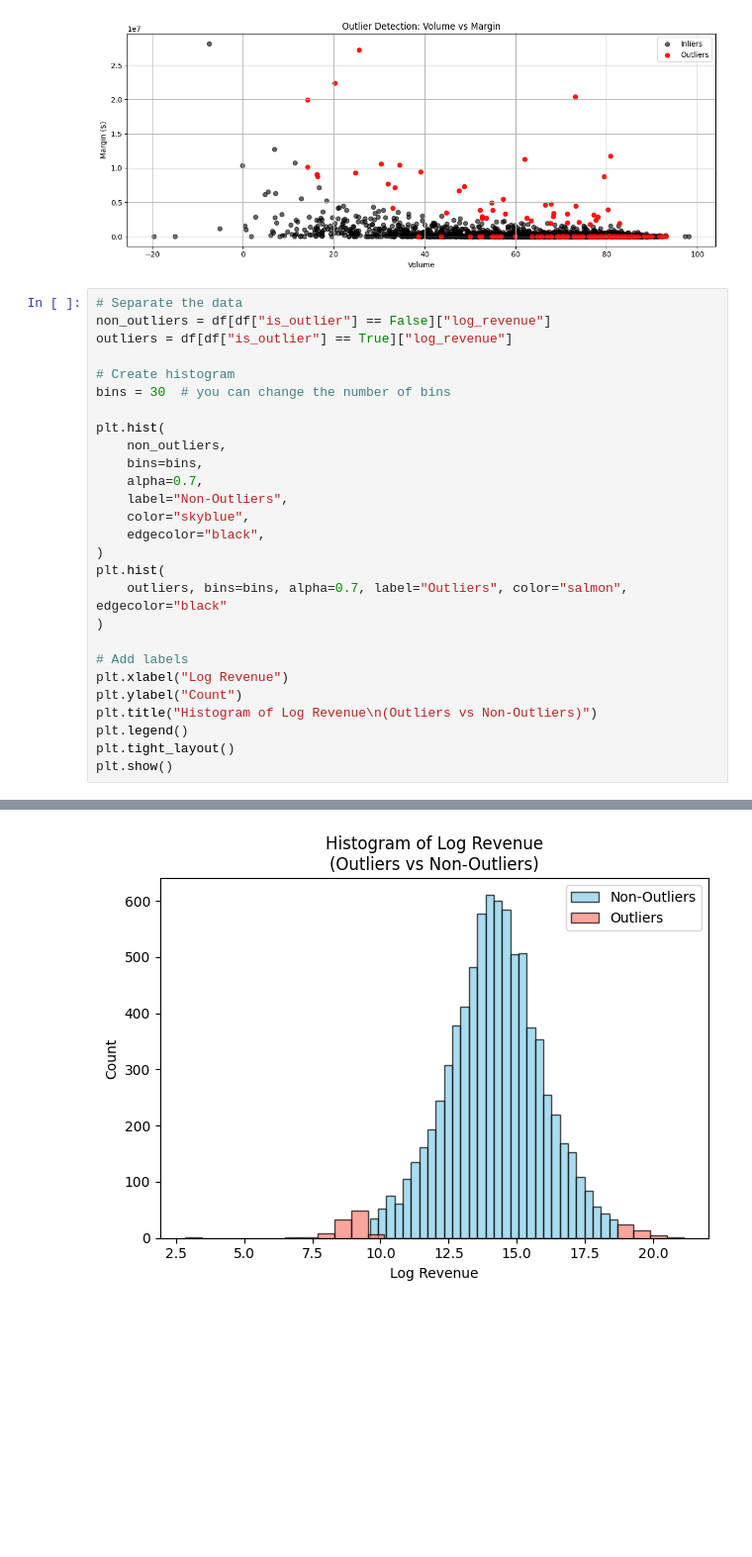
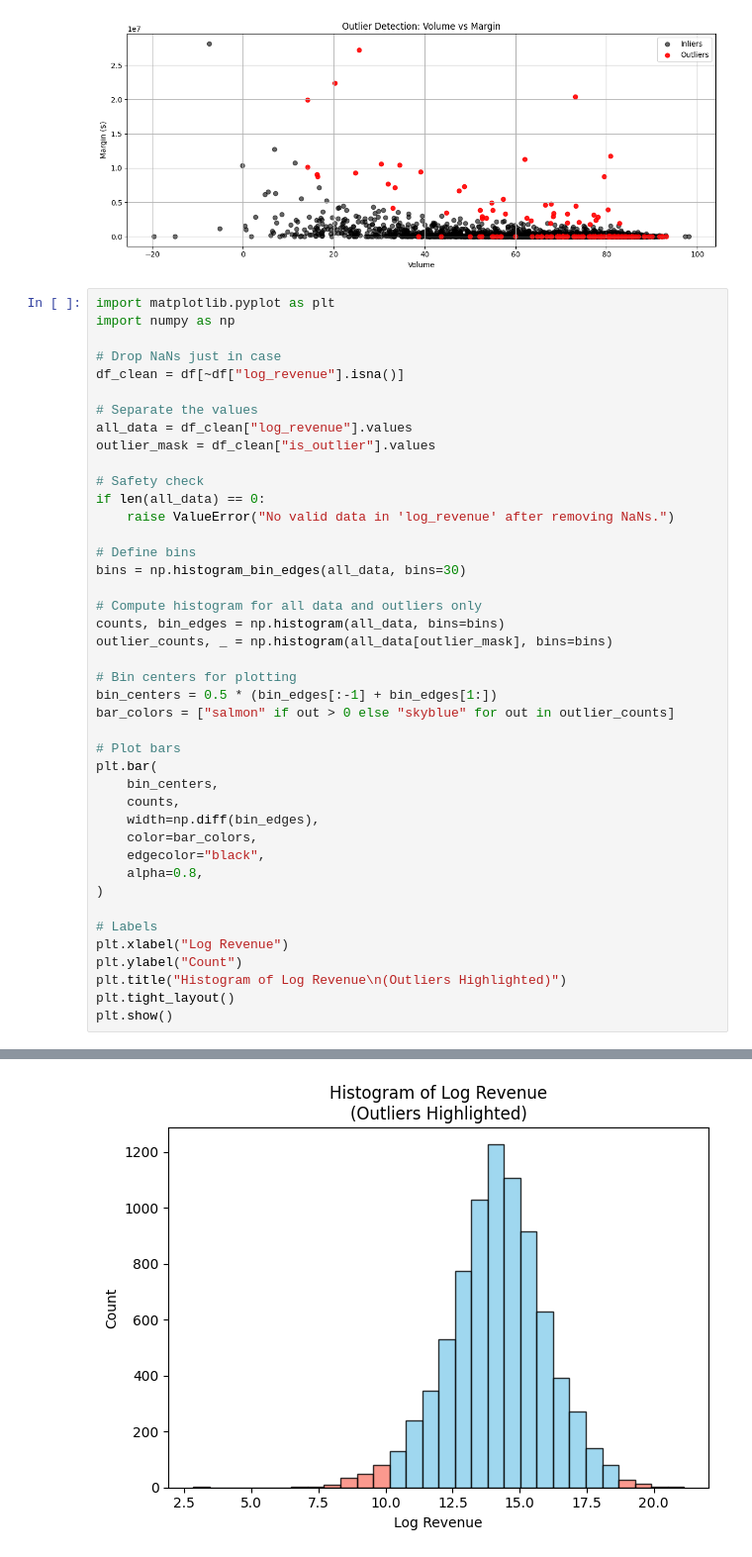
Before and after one commit to cdavalos-mck/cp_b2b_pricing, a Jupyter notebook: notebooks/eda.ipynb, the cells around one changed output, grey strips where cells are left out. Shown: that part at 99% size. Drawn from its saved outputs; the diff is of its cells as text; blank space fills up the shorter version.

```diff
--- a/notebooks/eda.ipynb
+++ b/notebooks/eda.ipynb
@@ -70,32 +53,47 @@ plt.show()
 [interactive output not drawn]
 [figure]
 # %%
-# Separate the data
-non_outliers = df[df["is_outlier"] == False]["log_revenue"]
-outliers = df[df["is_outlier"] == True]["log_revenue"]
+import matplotlib.pyplot as plt
+import numpy as np
 
-# Create histogram
-bins = 30  # you can change the number of bins
+# Drop NaNs just in case
+df_clean = df[~df["log_revenue"].isna()]
 
-plt.hist(
-    non_outliers,
-    bins=bins,
-    alpha=0.7,
-    label="Non-Outliers",
-    color="skyblue",
+# Separate the values
+all_data = df_clean["log_revenue"].values
+outlier_mask = df_clean["is_outlier"].values
+
+# Safety check
+if len(all_data) == 0:
+    raise ValueError("No valid data in 'log_revenue' after removing NaNs.")
+
+# Define bins
+bins = np.histogram_bin_edges(all_data, bins=30)
+
+# Compute histogram for all data and outliers only
+counts, bin_edges = np.histogram(all_data, bins=bins)
+outlier_counts, _ = np.histogram(all_data[outlier_mask], bins=bins)
+
+# Bin centers for plotting
+bin_centers = 0.5 * (bin_edges[:-1] + bin_edges[1:])
+bar_colors = ["salmon" if out > 0 else "skyblue" for out in outlier_counts]
+
+# Plot bars
+plt.bar(
+    bin_centers,
+    counts,
+    width=np.diff(bin_edges),
+    color=bar_colors,
     edgecolor="black",
-)
-plt.hist(
-    outliers, bins=bins, alpha=0.7, label="Outliers", color="salmon", edgecolor="black"
+    alpha=0.8,
 )
 
-# Add labels
+# Labels
 plt.xlabel("Log Revenue")
 plt.ylabel("Count")
-plt.title("Histogram of Log Revenue\n(Outliers vs Non-Outliers)")
-plt.legend()
+plt.title("Histogram of Log Revenue\n(Outliers Highlighted)")
 plt.tight_layout()
 plt.show()
 # %% [output]
 [interactive output not drawn]
-[figure, old version]
+[figure, new version]
```
Also changed, not shown: parts of 5 cells of this notebook, 18 other files.
